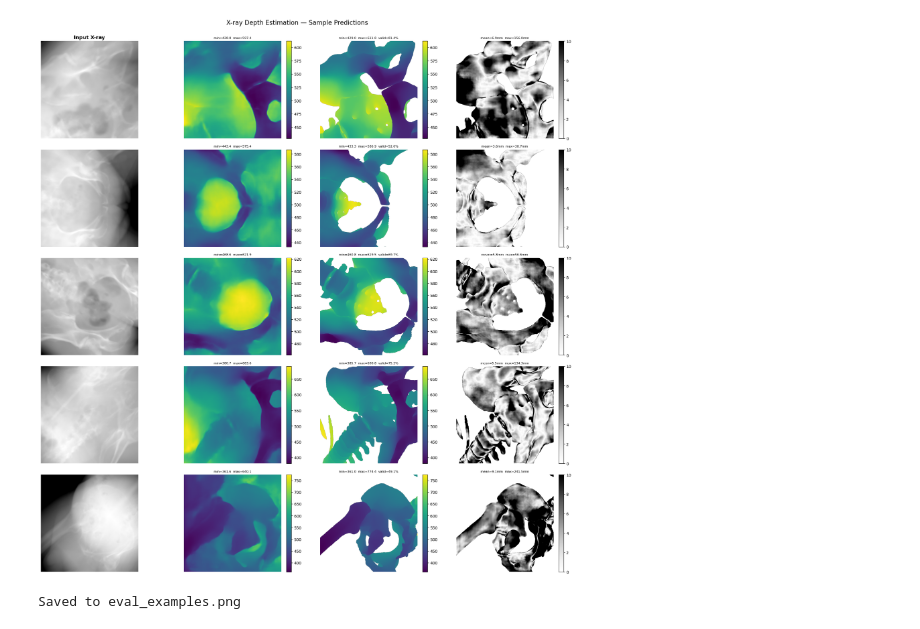
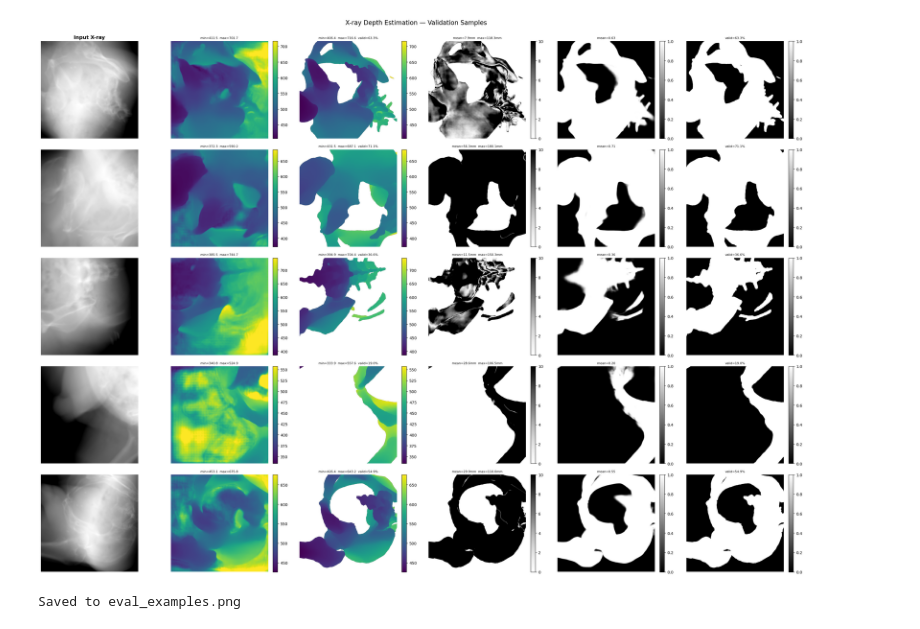
Before and after one commit to jmz3/Depth-Anything-V2, a Jupyter notebook: metric_depth/eval.ipynb, the cells around one changed output. Cells and saved outputs as stored; diff of their text form; code cells hidden in the pictures.

```diff
--- a/metric_depth/eval.ipynb
+++ b/metric_depth/eval.ipynb
@@ -145,12 +166,13 @@ from dataset.transform import Resize, NormalizeImage, PrepareForNet
 # ── Config ────────────────────────────────────────────────────────────────────
 ENCODER        = "vitl"
 # CHECKPOINT     = "../checkpoints/metric-finetune/13.pth"
-CHECKPOINT     = "exp/xray-0219/latest.pth"
+CHECKPOINT     = "exp/xray-0306/latest.pth"
 IMAGE_DIR      = "/home/jeremy/data/XrayDepthEstScaling/images"
 DEPTH_DIR      = "/home/jeremy/data/XrayDepthEstScaling/depths"
+VAL_SPLIT      = "dataset/splits/xray/val.txt"
 MAX_DEPTH      = 1000.0
 IMG_SIZE       = 518
-N_SAMPLES      = 5
+N_SAMPLES      = 5      # how many val samples to display; set to None to show all
 SAVE_PATH      = "eval_examples.png"
 SEED           = 42
 
@@ -161,7 +183,7 @@ model_configs = {
 }
 
 # ── Model ─────────────────────────────────────────────────────────────────────
-model = DepthAnythingV2(**{**model_configs[ENCODER], "max_depth": MAX_DEPTH})
+model = DepthAnythingV2(**{**model_configs[ENCODER], "max_depth": MAX_DEPTH, "predict_mask": True})
 
 if os.path.exists(CHECKPOINT):
     print(f"Loading checkpoint from {CHECKPOINT}...")
@@ -188,18 +210,19 @@ transform = Compose([
     PrepareForNet(),
 ])
 
-# ── Sample pairs ──────────────────────────────────────────────────────────────
-all_files = [
-    f for f in os.listdir(IMAGE_DIR)
-    if f.endswith(".tif") and os.path.exists(os.path.join(DEPTH_DIR, f))
-]
-assert len(all_files) >= N_SAMPLES, (
-    f"Only {len(all_files)} matched pairs found, but N_SAMPLES={N_SAMPLES}."
-)
+# ── Load validation split ─────────────────────────────────────────────────────
+with open(VAL_SPLIT) as f:
+    val_stems = [line.strip() for line in f if line.strip()]
 
-random.seed(SEED)
-selected = random.sample(all_files, N_SAMPLES)
-print(f"Selected {N_SAMPLES} pairs: {selected}")
+all_fnames = [s + ".tif" for s in val_stems]
+
+if N_SAMPLES is not None and N_SAMPLES < len(all_fnames):
+    random.seed(SEED)
+    selected = random.sample(all_fnames, N_SAMPLES)
+else:
+    selected = all_fnames
+
+print(f"Showing {len(selected)} / {len(all_fnames)} validation samples")
 
 # ── Inference helper ──────────────────────────────────────────────────────────
 def predict(image_path):
@@ -210,14 +233,20 @@ def predict(image_path):
     sample = transform({"image": image_3ch, "depth": np.zeros_like(raw)})
     img_tensor = torch.from_numpy(sample["image"]).unsqueeze(0).cuda()
     with torch.no_grad():
-        pred = model(img_tensor)
+        pred, pred_mask = model(img_tensor)
     pred = F.interpolate(
         pred[:, None],
         size=raw.shape,
         mode="bilinear",
         align_corners=True,
     )[0, 0].cpu().numpy()
-    return raw, pred
+    pred_mask = F.interpolate(
+        pred_mask[:, None],
+        size=raw.shape,
+        mode="bilinear",
+        align_corners=True,
+    )[0, 0].cpu().numpy()
+    return raw, pred, pred_mask
 
 def load_gt(depth_path):
     gt_raw = cv2.imread(depth_path, cv2.IMREAD_ANYCOLOR | cv2.IMREAD_ANYDEPTH)
@@ -228,10 +257,20 @@ def load_gt(depth_path):
 
 # ── Plot ──────────────────────────────────────────────────────────────────────
 depth_unit = "mm" if MAX_DEPTH > 100 else "m"
-fig, axes = plt.subplots(N_SAMPLES, 4, figsize=(20, 4 * N_SAMPLES))
-fig.suptitle("X-ray Depth Estimation — Sample Predictions", fontsize=16, y=1.001)
+fig, axes = plt.subplots(len(selected), 6, figsize=(28, 4 * len(selected)))
+fig.suptitle("X-ray Depth Estimation — Validation Samples", fontsize=16, y=1.001)
 
-col_titles = ["Input X-ray", f"Predicted Depth ({depth_unit})", f"GT Depth ({depth_unit})", f"Abs Diff ({depth_unit})"]
+if len(selected) == 1:
+    axes = axes[np.newaxis, :]
+
+col_titles = [
+    "Input X-ray",
+    f"Predicted Depth ({depth_unit})",
+    f"GT Depth ({depth_unit})",
+    f"Abs Diff ({depth_unit})",
+    "Predicted Mask",
+    "GT Valid Mask",
+]
 for ax, title in zip(axes[0], col_titles):
     ax.set_title(title, fontsize=13, fontweight="bold")
 
@@ -239,10 +278,9 @@ for row, fname in enumerate(selected):
     image_path = os.path.join(IMAGE_DIR, fname)
     depth_path = os.path.join(DEPTH_DIR, fname)
 
-    raw_image, pred = predict(image_path)
+    raw_image, pred, pred_mask = predict(image_path)
     gt_depth, valid = load_gt(depth_path)
 
-    # Shared depth color scale across pred and GT for fair comparison (valid pixels only)
     pred_valid_min = pred[valid].min() if valid.any() else pred.min()
     pred_valid_max = pred[valid].max() if valid.any() else pred.max()
     vmin = min(pred_valid_min, gt_depth[valid].min() if valid.any() else pred_valid_min)
@@ -253,8 +291,7 @@ for row, fname in enumerate(selected):
     axes[row, 0].set_ylabel(fname, fontsize=7, rotation=0, labelpad=120, va="center")
     axes[row, 0].axis("off")
 
-    # Col 1: prediction (masked to valid depth region)
-    pred_vis = np.where(valid, pred, np.nan)
+    # Col 1: prediction
     pred_min = pred[valid].min() if valid.any() else 0
     pred_max = pred[valid].max() if valid.any() else 0
     im1 = axes[row, 1].imshow(pred, cmap="viridis", vmin=vmin, vmax=vmax)
@@ -262,7 +299,7 @@ for row, fname in enumerate(selected):
     axes[row, 1].axis("off")
     plt.colorbar(im1, ax=axes[row, 1], fraction=0.046, pad=0.04)
 
-    # Col 2: GT (invalid pixels shown as white)
+    # Col 2: GT depth
     gt_vis = np.where(valid, gt_depth, np.nan)
     im2 = axes[row, 2].imshow(gt_vis, cmap="viridis", vmin=vmin, vmax=vmax)
     gt_min = gt_depth[valid].min() if valid.any() else 0
@@ -271,7 +308,7 @@ for row, fname in enumerate(selected):
     axes[row, 2].axis("off")
     plt.colorbar(im2, ax=axes[row, 2], fraction=0.046, pad=0.04)
 
-    # Col 3: relative difference over valid area
+    # Col 3: absolute difference
     abs_diff = np.where(valid, np.abs(pred - gt_depth), np.nan)
     abs_mean = np.nanmean(abs_diff)
     abs_max  = np.nanmax(abs_diff)
@@ -280,8 +317,20 @@ for row, fname in enumerate(selected):
     axes[row, 3].axis("off")
     plt.colorbar(im3, ax=axes[row, 3], fraction=0.046, pad=0.04)
 
-    print(f"[{row+1}/{N_SAMPLES}] {fname} — pred [{pred_min:.1f}, {pred_max:.1f}] | "
-            f"gt [{gt_min:.1f}, {gt_max:.1f}] | abs_err mean={abs_mean:.1f}{depth_unit}")
+    # Col 4: predicted mask
+    im4 = axes[row, 4].imshow(pred_mask, cmap="gray", vmin=0, vmax=1)
+    axes[row, 4].set_title(f"mean={pred_mask.mean():.2f}", fontsize=8)
+    axes[row, 4].axis("off")
+    plt.colorbar(im4, ax=axes[row, 4], fraction=0.046, pad=0.04)
+
+    # Col 5: GT valid mask
+    im5 = axes[row, 5].imshow(valid.astype(np.float32), cmap="gray", vmin=0, vmax=1)
+    axes[row, 5].set_title(f"valid={valid.mean()*100:.1f}%", fontsize=8)
+    axes[row, 5].axis("off")
+    plt.colorbar(im5, ax=axes[row, 5], fraction=0.046, pad=0.04)
+
+    print(f"[{row+1}/{len(selected)}] {fname} — pred [{pred_min:.1f}, {pred_max:.1f}] | "
+          f"gt [{gt_min:.1f}, {gt_max:.1f}] | abs_err mean={abs_mean:.1f}{depth_unit}")
 
 plt.tight_layout()
 plt.savefig(SAVE_PATH, dpi=120, bbox_inches="tight")
@@ -299,2 +348,2 @@ Selected 5 pairs: ['Pelvic-Ref-023_0200.tif', 'Pelvic-Ref-020_0234.tif', 'Pelvic
-[figure, old version]
+[figure, new version]
 Saved to eval_examples.png
```
Also changed, not shown: parts of 5 cells of this notebook, 3 other files.
